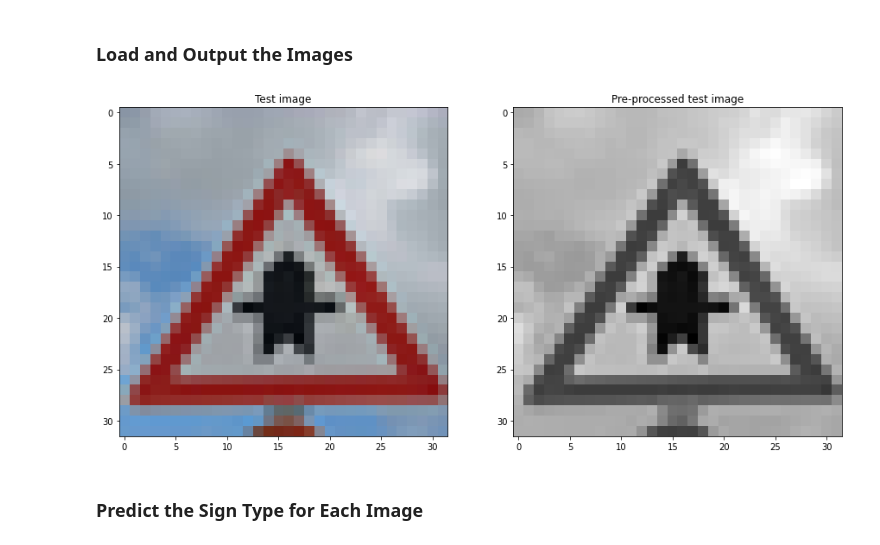
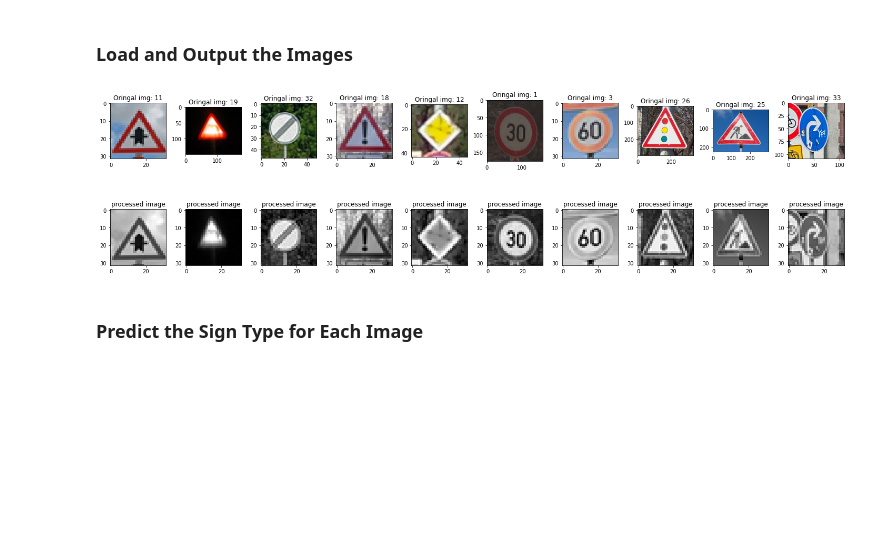
Before and after one commit to DavidAbdelmalek/Self_Driving_Car_ND, a Jupyter notebook: CarND-Traffic-Sign-Classifier-Project/Traffic_Sign_Classifier.ipynb, the cells around one changed output. Drawn from its saved outputs; the diff is of its cells as text; code cells hidden in the pictures; blank space fills up the shorter version.

```diff
--- a/CarND-Traffic-Sign-Classifier-Project/Traffic_Sign_Classifier.ipynb
+++ b/CarND-Traffic-Sign-Classifier-Project/Traffic_Sign_Classifier.ipynb
@@ -912,34 +911,41 @@ def preprocess(image):
 # %%
 ### Load the images and plot them here.
 ### Those images are dummy images from internet with different shapes that do not fit our model
 ### We need to pre-process the images with the same pre-processing pipeline used earlier.
 
 images = []
 base_dir = 'images/test_imgs/'
 dir_imgs = sorted(os.listdir(base_dir))
 
 original_imgs = []
 # labels of test images.
-images_label = [11,19, 32,18, 12,1,3,26,9 ,25,33]
+images_label = [11,19, 32,18, 12,1,3,26,25,33]
 
 for img in dir_imgs:
   if not '._' in img and img != '.ipynb_checkpoints':
 
     image = Image.open(base_dir + img)
     original_imgs.append(np.asarray(image))
 
     pre_processed_image = preprocess(image)
     images.append(pre_processed_image)
 
 
-f, (ax1,ax2) = plt.subplots(1,2, figsize=(15, 8))
-ax1.set_title('Test image')
-ax1.imshow(original_imgs[0])
-ax2.set_title('Pre-processed test image')
-ax2.imshow(images[0].squeeze(),cmap='gray')
+f, axs = plt.subplots(2,10,figsize=(20,6))
+
+for i in range(len(images)):
+  label = images_label[i]
+
+  axs[0,i].imshow(original_imgs[i])
+  axs[0,i].set_title(f'Oringal img: {label}')
+
+  axs[1,i].imshow(images[i].squeeze(),cmap='gray')
+  axs[1,i].set_title('processed image')
+
+plt.tight_layout()
 plt.show()
 # %% [output]
-[figure, old version]
+[figure, new version]
 # %% [markdown]
 ### Predict the Sign Type for Each Image
 # %%
```
Also changed, not shown: parts of 24 cells of this notebook, 2 other files.
